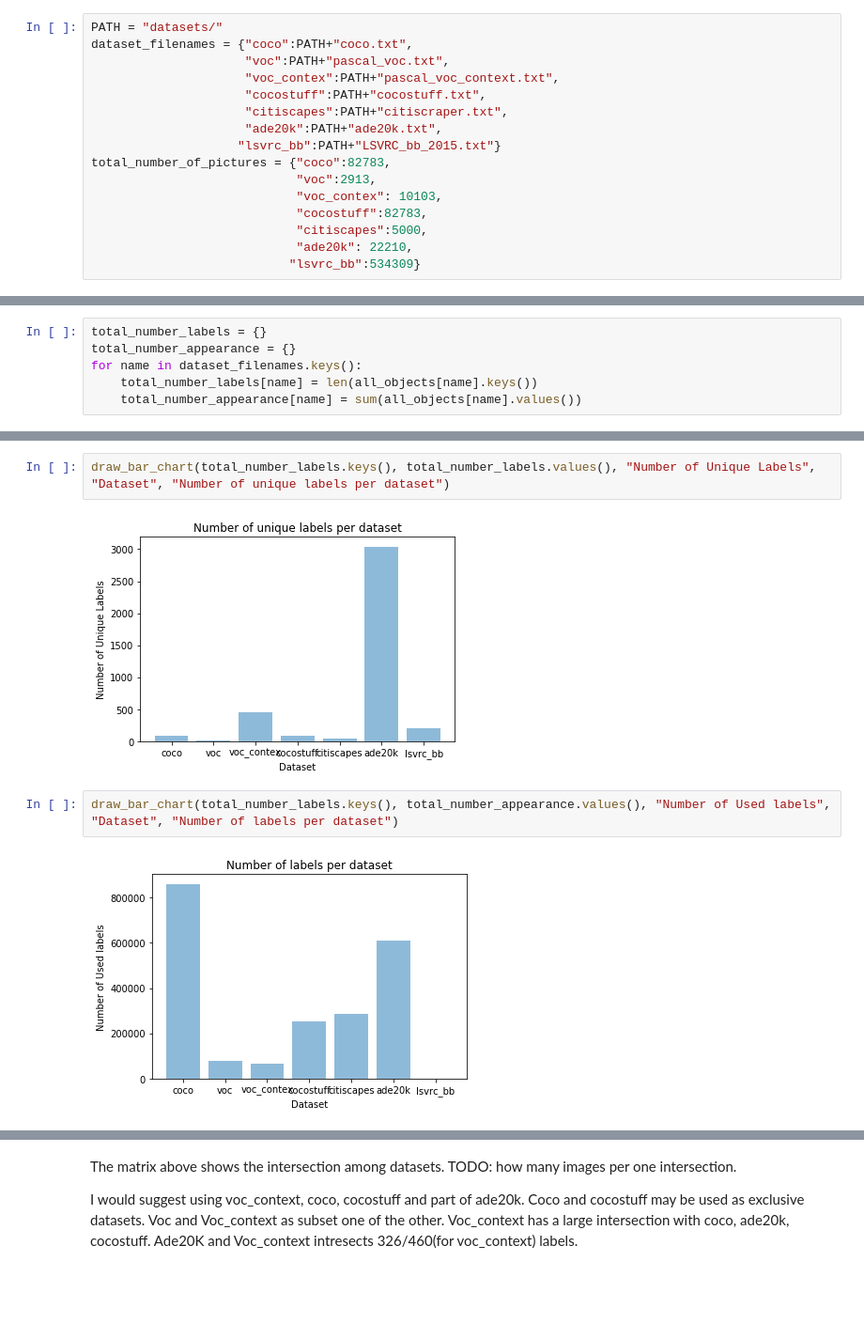
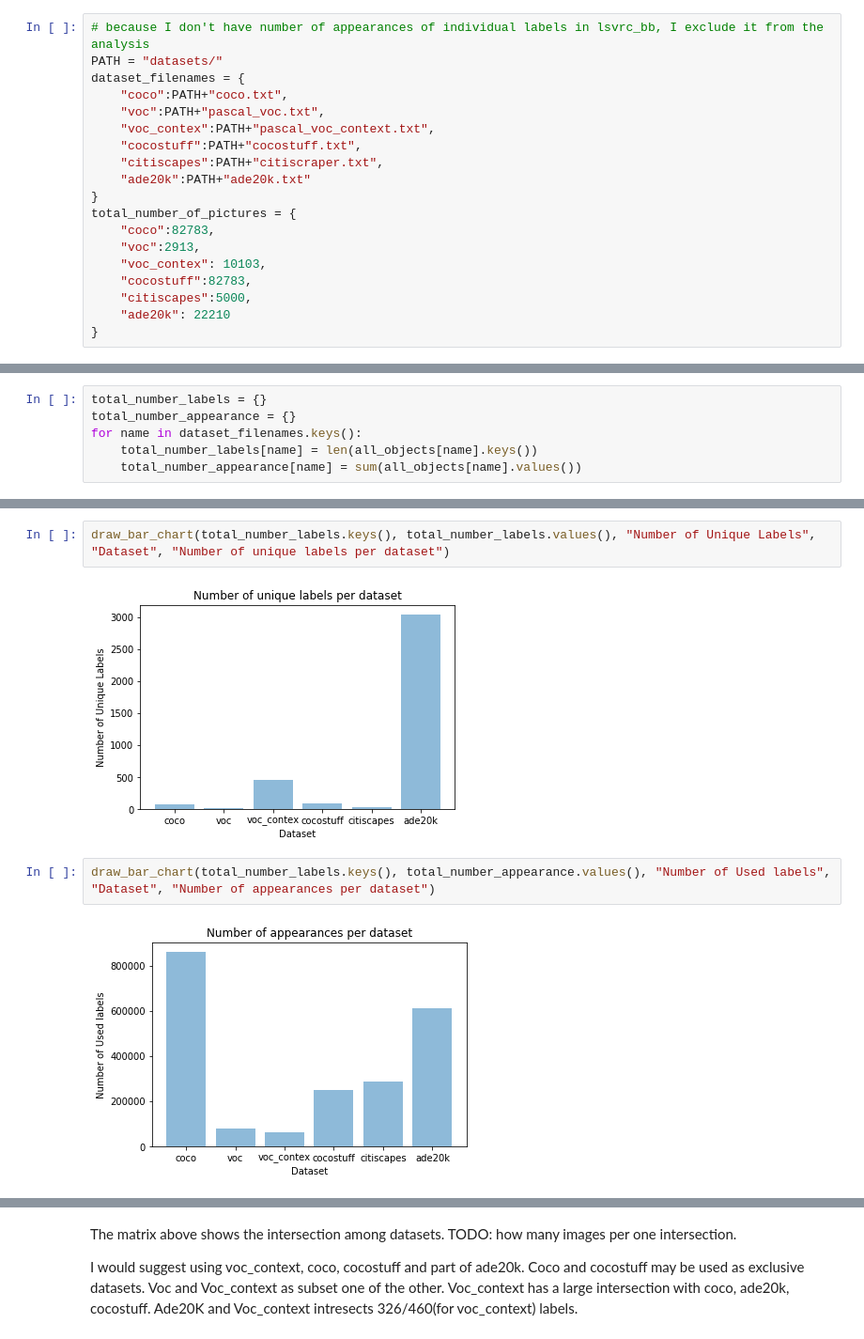
Before and after one commit to elnazavr/segmentation-datasets, a Jupyter notebook: datasets-visualization-matej.ipynb, the cells around one changed output, grey strips where cells are left out. Shown at 94% size. Saved outputs shown, nothing was run; the diff lists cells and outputs as text; blank space fills up the shorter version.

```diff
--- a/datasets-visualization-matej.ipynb
+++ b/datasets-visualization-matej.ipynb
@@ -8,19 +9,22 @@ import pandas as pd
 # %%
+# because I don't have number of appearances of individual labels in lsvrc_bb, I exclude it from the analysis
 PATH = "datasets/"
-dataset_filenames = {"coco":PATH+"coco.txt",
-                     "voc":PATH+"pascal_voc.txt",
-                     "voc_contex":PATH+"pascal_voc_context.txt",
-                     "cocostuff":PATH+"cocostuff.txt",
-                     "citiscapes":PATH+"citiscraper.txt",
-                     "ade20k":PATH+"ade20k.txt",
-                    "lsvrc_bb":PATH+"LSVRC_bb_2015.txt"}
-total_number_of_pictures = {"coco":82783,
-                            "voc":2913,
-                            "voc_contex": 10103,
-                            "cocostuff":82783,
-                            "citiscapes":5000,
-                            "ade20k": 22210,
-                           "lsvrc_bb":534309}
+dataset_filenames = {
+    "coco":PATH+"coco.txt",
+    "voc":PATH+"pascal_voc.txt",
+    "voc_contex":PATH+"pascal_voc_context.txt",
+    "cocostuff":PATH+"cocostuff.txt",
+    "citiscapes":PATH+"citiscraper.txt",
+    "ade20k":PATH+"ade20k.txt"
+}
+total_number_of_pictures = {
+    "coco":82783,
+    "voc":2913,
+    "voc_contex": 10103,
+    "cocostuff":82783,
+    "citiscapes":5000,
+    "ade20k": 22210
+}
 # %%
 draw_all_datasets(dataset_filenames)
 # %% [output]
@@ -46,11 +50,11 @@ draw_bar_chart(total_number_labels.keys(), total_number_of_pictures.values(), "N
 # %%
 draw_bar_chart(total_number_labels.keys(), total_number_labels.values(), "Number of Unique Labels", "Dataset", "Number of unique labels per dataset")
 # %% [output]
-[figure, old version]
+[figure, new version]
 # %%
-draw_bar_chart(total_number_labels.keys(), total_number_appearance.values(), "Number of Used labels", "Dataset", "Number of labels per dataset")
+draw_bar_chart(total_number_labels.keys(), total_number_appearance.values(), "Number of Used labels", "Dataset", "Number of appearances per dataset")
 # %% [output]
-[figure, old version]
+[figure, new version]
 # %%
 matrix = pd.DataFrame(columns=dataset_filenames.keys(), index=dataset_filenames.keys())
 for d1 in all_objects.keys():
```
Also changed, not shown: parts of 20 cells of this notebook.
